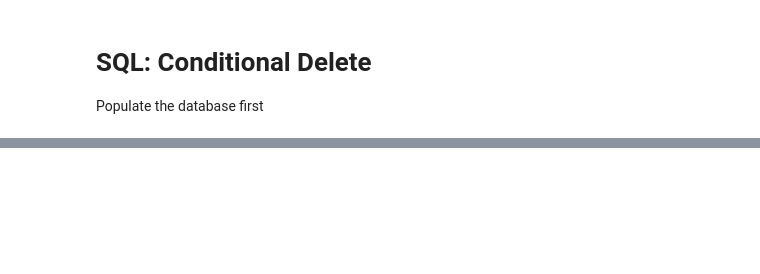
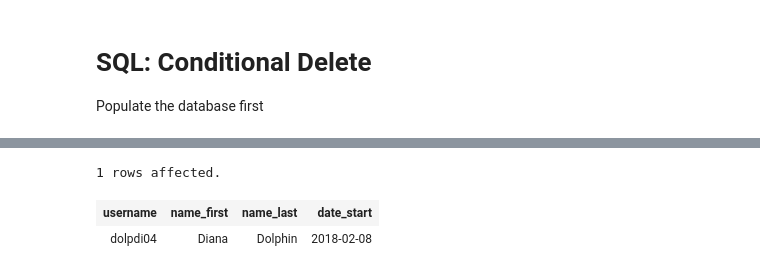
Before and after one commit to LutherCS/dmq-class-pub, a Jupyter notebook: DataModeling.ipynb, the cells around one changed output, grey strips where cells are left out. Cells and saved outputs as stored; diff of their text form; code cells hidden in the pictures; blank space fills up the shorter version.

```diff
--- a/DataModeling.ipynb
+++ b/DataModeling.ipynb
@@ -181,0 +381,9 @@ from student;
+# %%
+%%sql
+
+select *
+from student;
+# %% [output]
+1 rows affected.
+| username | name_first | name_last | date_start |
+| dolpdi04 | Diana | Dolphin | 2018-02-08 |
```
Also changed, not shown: parts of 33 cells of this notebook, 1 other file.
